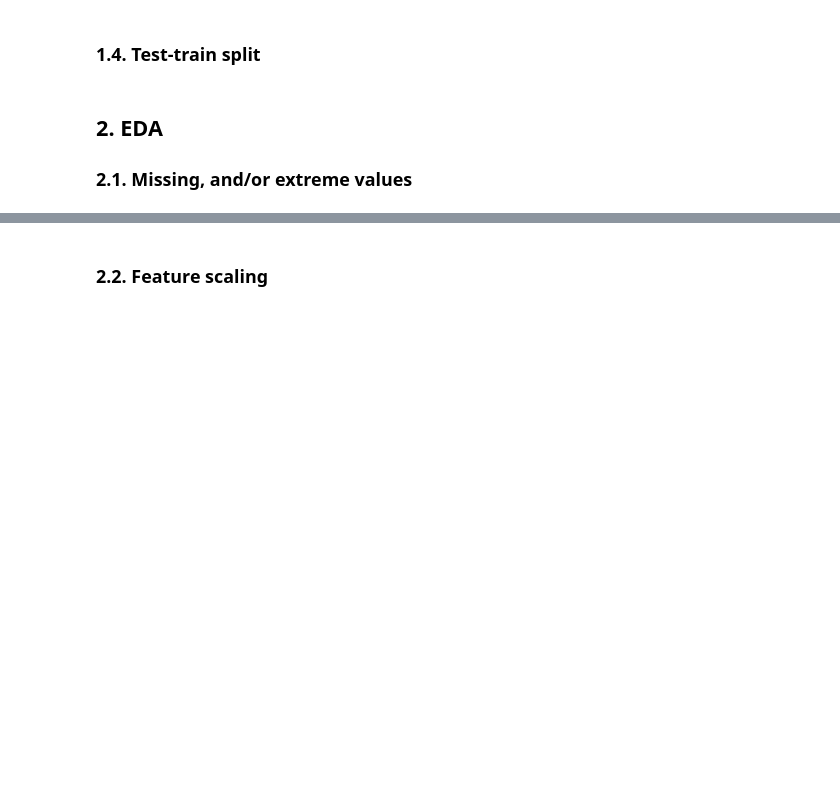
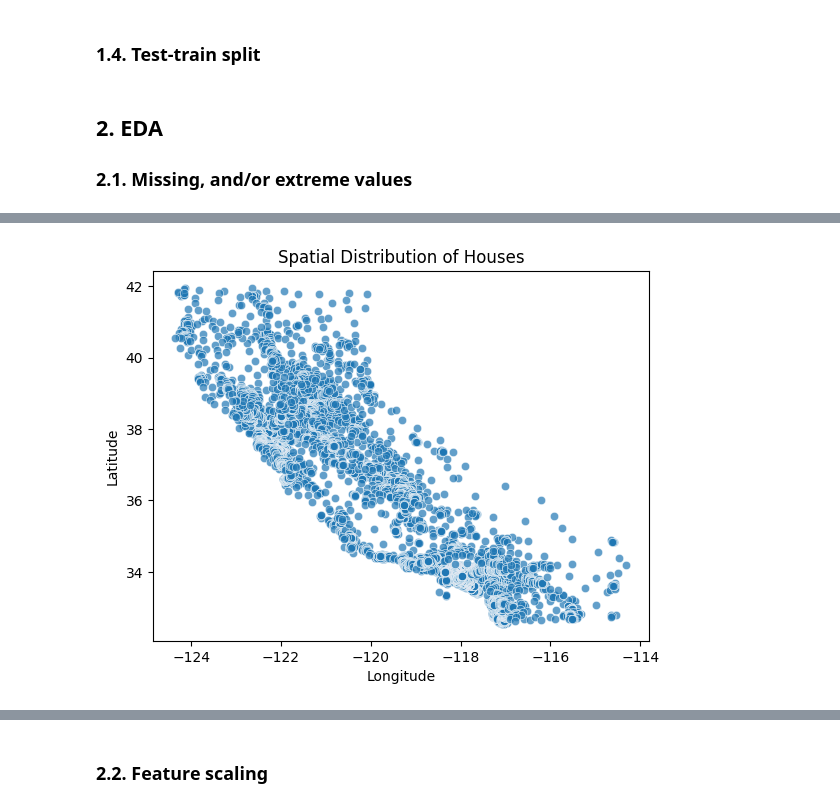
Before and after one commit to 4GeeksAcademy/MikeB-k-means, a Jupyter notebook: src/mvp.ipynb, the cells around one changed output, grey strips where cells are left out. Cells and saved outputs as stored; diff of their text form; code cells hidden in the pictures; blank space fills up the shorter version.

```diff
--- a/src/mvp.ipynb
+++ b/src/mvp.ipynb
@@ -58,0 +129,8 @@ memory usage: 483.9 KB
+# %%
+sns.scatterplot(x=data_df['Longitude'], y=data_df['Latitude'], alpha=0.7)
+plt.title('Spatial Distribution of Houses')
+plt.xlabel('Longitude')
+plt.ylabel('Latitude')
+plt.show()
+# %% [output]
+[figure, added]
```
Also changed, not shown: parts of 20 cells of this notebook.
